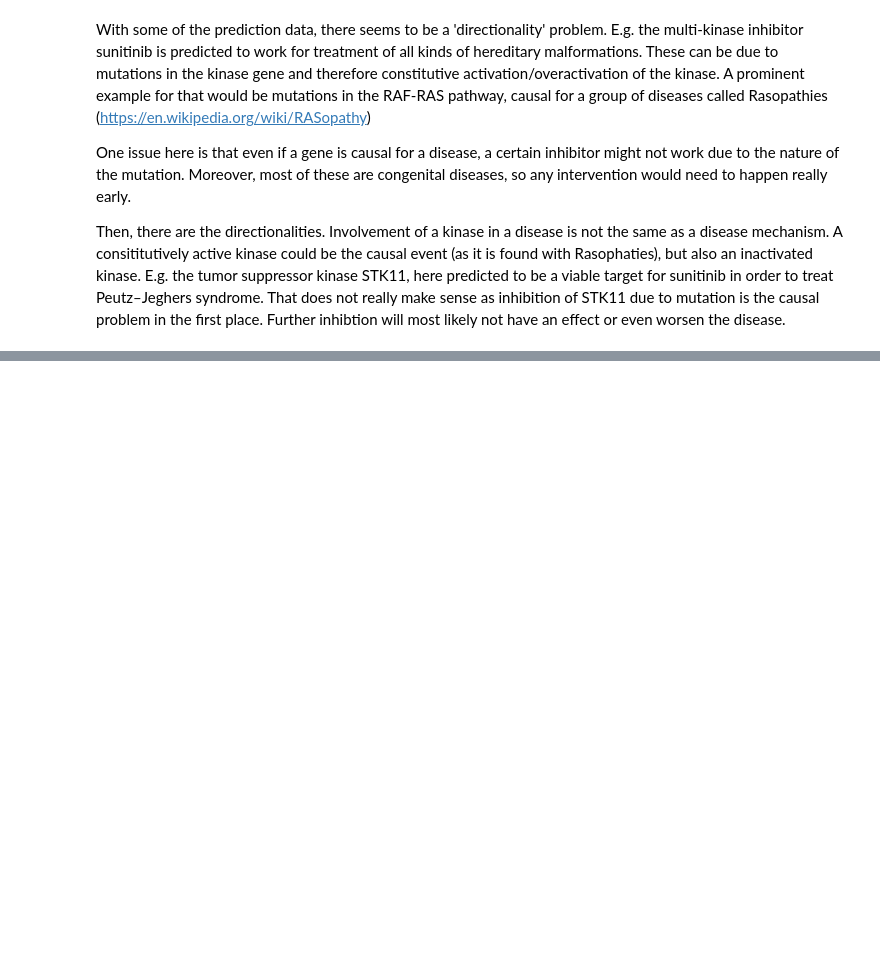
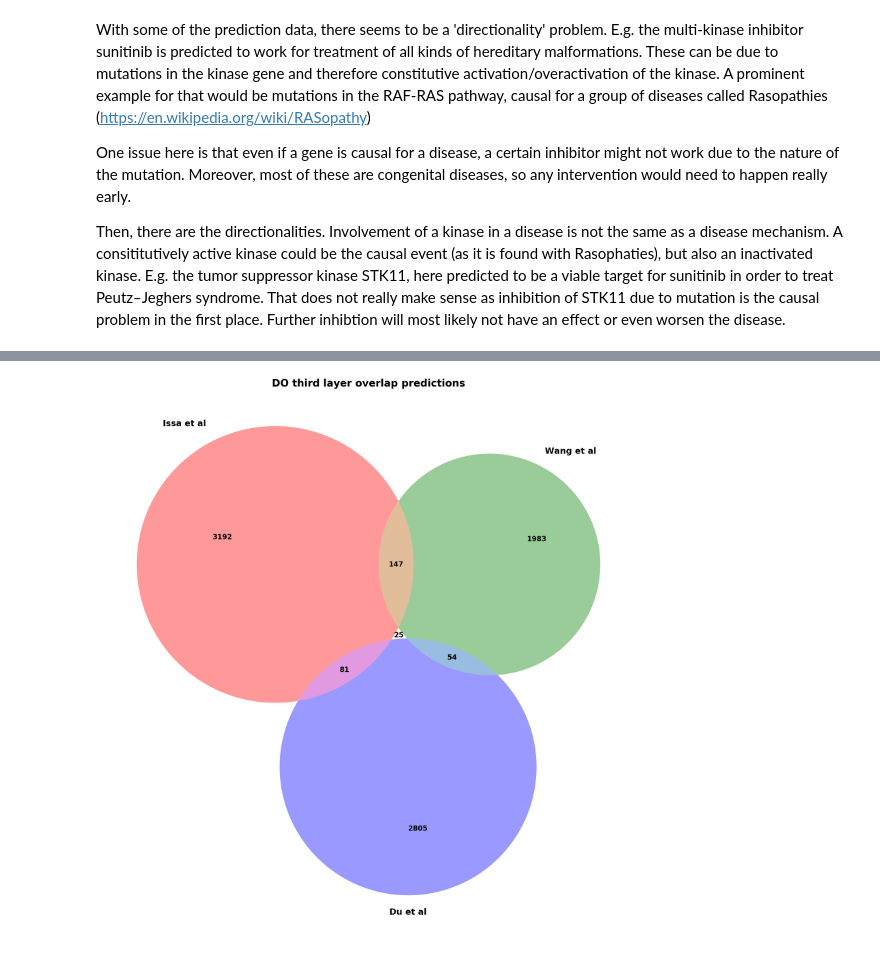
Before and after one commit to sebotic/wikidata_notebooks, a Jupyter notebook: Gottlieb paper data prep.ipynb, the cells around one changed output, grey strips where cells are left out. Saved outputs shown, nothing was run; the diff lists cells and outputs as text; code cells hidden in the pictures; blank space fills up the shorter version.

```diff
--- a/Gottlieb paper data prep.ipynb
+++ b/Gottlieb paper data prep.ipynb
@@ -1589,0 +1802,21 @@ Then, there are the directionalities. Involvement of a kinase in a disease is no
+# %%
+plt.figure(figsize=(40,40))
+
+font = {'family' : 'Source Sans Pro',
+        'weight' : 'bold',
+        'size'   : 28}
+
+matplotlib.rc('font', **font)
+
+
+title_font = {'family' : 'Source Sans Pro',
+              'weight' : 'bold',
+              'size'   : 40}
+
+
+venn3([issa_third, wang_third, du_third], ('Issa et al', 'Wang et al', 'Du et al'))
+plt.title("DO third layer overlap predictions", fontdict=title_font)
+
+plt.show()
+# %% [output]
+[figure, added]
```
Also changed, not shown: parts of 84 cells of this notebook.
